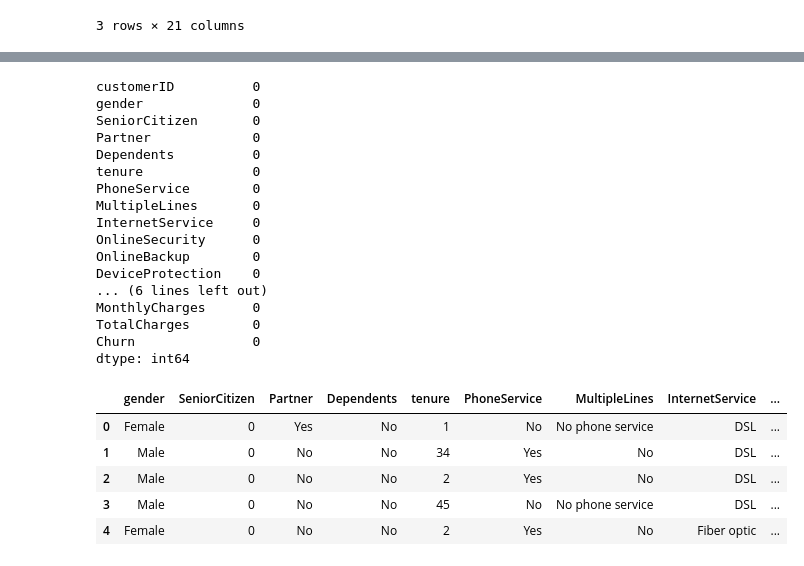
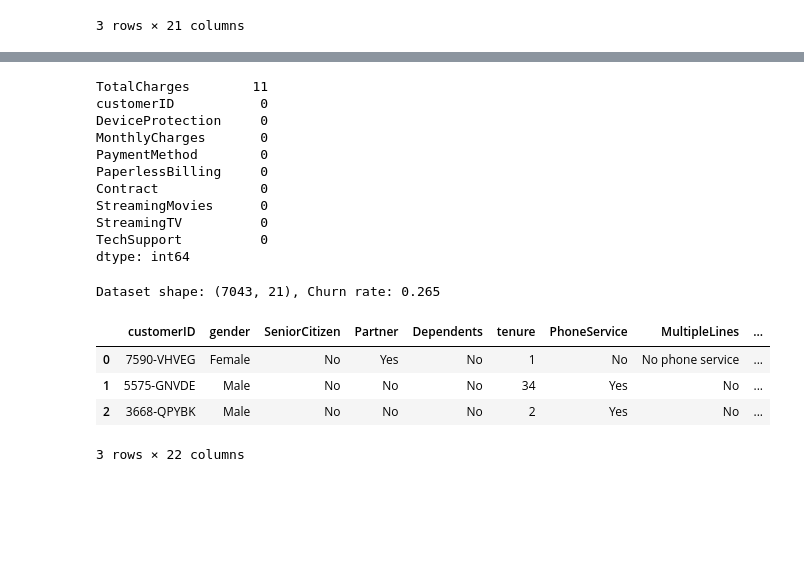
Before and after one commit to dhwanil1907/customer-churn, a Jupyter notebook: notebooks/cc.ipynb, the cells around one changed output, grey strips where cells are left out. Drawn from its saved outputs; the diff is of its cells as text; code cells hidden in the pictures; blank space fills up the shorter version.

```diff
--- a/notebooks/cc.ipynb
+++ b/notebooks/cc.ipynb
@@ -67,31 +99,55 @@ memory usage: 1.1+ MB
 # %%
-df.isnull().sum()
+# Strip spaces in object columns and standardize text
+for col in df.select_dtypes(include="object").columns:
+    df[col] = df[col].astype(str).str.strip()
+
+# Convert TotalCharges to numeric (known issue in Telco dataset)
+if "TotalCharges" in df.columns:
+    df["TotalCharges"] = pd.to_numeric(df["TotalCharges"], errors="coerce")
+
+# Map Churn Yes/No -> 1/0
+if "Churn" in df.columns:
+    df["Churn"] = df["Churn"].map({"Yes": 1, "No": 0}).astype("Int64")
+
+# Convert SeniorCitizen to a categorical-like string for clarity
+if "SeniorCitizen" in df.columns and pd.api.types.is_numeric_dtype(df["SeniorCitizen"]):
+    df["SeniorCitizen"] = df["SeniorCitizen"].map({1: "Yes", 0: "No"}).astype("string")
+
+# Handle missing values lightly (keep for imputer in pipeline, but drop rows with missing target)
+df = df[~df["Churn"].isna()].copy()
+
+missing_summary = df.isna().sum().sort_values(ascending=False)
+missing_summary.head(10)
 # %% [output]
-customerID          0
-gender              0
-SeniorCitizen       0
-Partner             0
-Dependents          0
-tenure              0
-PhoneService        0
-MultipleLines       0
-InternetService     0
-OnlineSecurity      0
-OnlineBackup        0
-DeviceProtection    0
-... (6 lines left out)
-MonthlyCharges      0
-TotalCharges        0
-Churn               0
+TotalCharges        11
+customerID           0
+DeviceProtection     0
+MonthlyCharges       0
+PaymentMethod        0
+PaperlessBilling     0
+Contract             0
+StreamingMovies      0
+StreamingTV          0
+TechSupport          0
 dtype: int64
 # %%
-df = df.drop(['customerID'], axis=1)
-df.head()
+# Basic target distribution
+churn_rate = df["Churn"].mean()
+print(f"Dataset shape: {df.shape}, Churn rate: {churn_rate:.3f}")
+
+# Create tenure bins for visualization
+if "tenure" in df.columns:
+    df["tenure_bin"] = pd.cut(
+        df["tenure"],
+        bins=[-1, 6, 12, 24, 36, 48, 60, df["tenure"].max()],
+        labels=["0-6", "7-12", "13-24", "25-36", "37-48", "49-60", "60+"]
+    )
+df.head(3)
 # %% [output]
+Dataset shape: (7043, 21), Churn rate: 0.265
-|  | gender | SeniorCitizen | Partner | Dependents | tenure | PhoneService | MultipleLines | InternetService | ... |
-| 0 | Female | 0 | Yes | No | 1 | No | No phone service | DSL | ... |
-| 1 | Male | 0 | No | No | 34 | Yes | No | DSL | ... |
-| 2 | Male | 0 | No | No | 2 | Yes | No | DSL | ... |
-| 3 | Male | 0 | No | No | 45 | No | No phone service | DSL | ... |
-| 4 | Female | 0 | No | No | 2 | Yes | No | Fiber optic | ... |
+|  | customerID | gender | SeniorCitizen | Partner | Dependents | tenure | PhoneService | MultipleLines | ... |
+| 0 | 7590-VHVEG | Female | No | Yes | No | 1 | No | No phone service | ... |
+| 1 | 5575-GNVDE | Male | No | No | No | 34 | Yes | No | ... |
+| 2 | 3668-QPYBK | Male | No | No | No | 2 | Yes | No | ... |
+3 rows × 22 columns
 # %%
```
Also changed, not shown: parts of 4 cells of this notebook.
